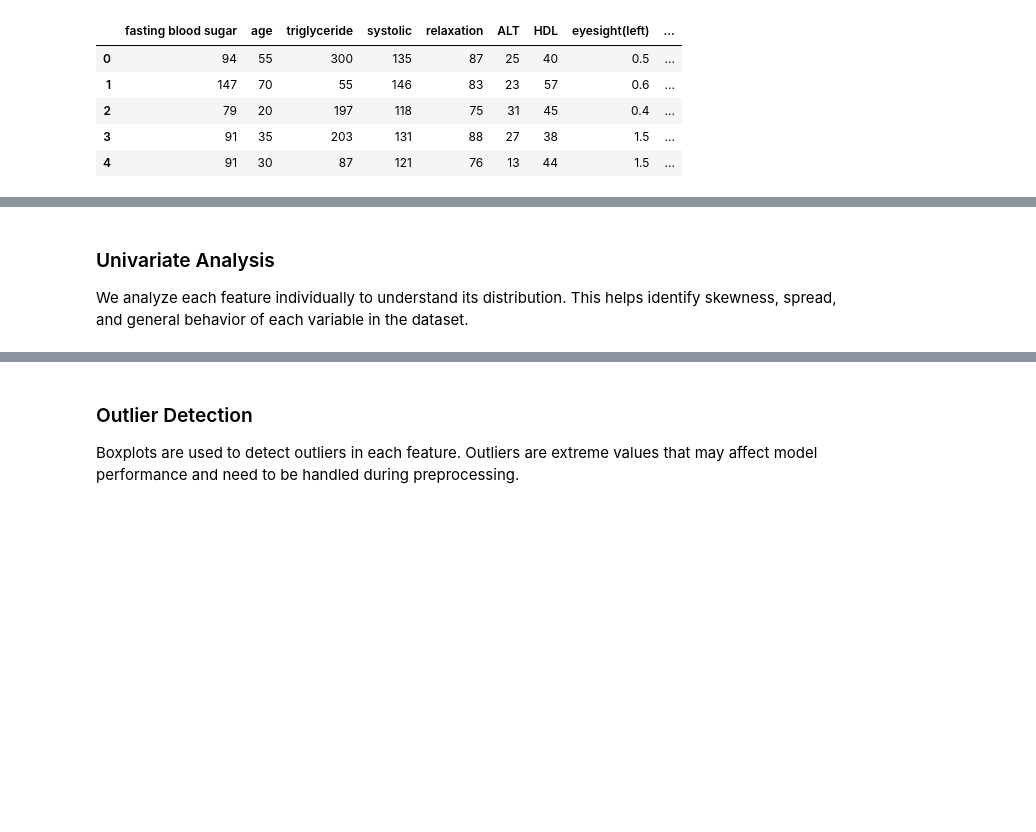
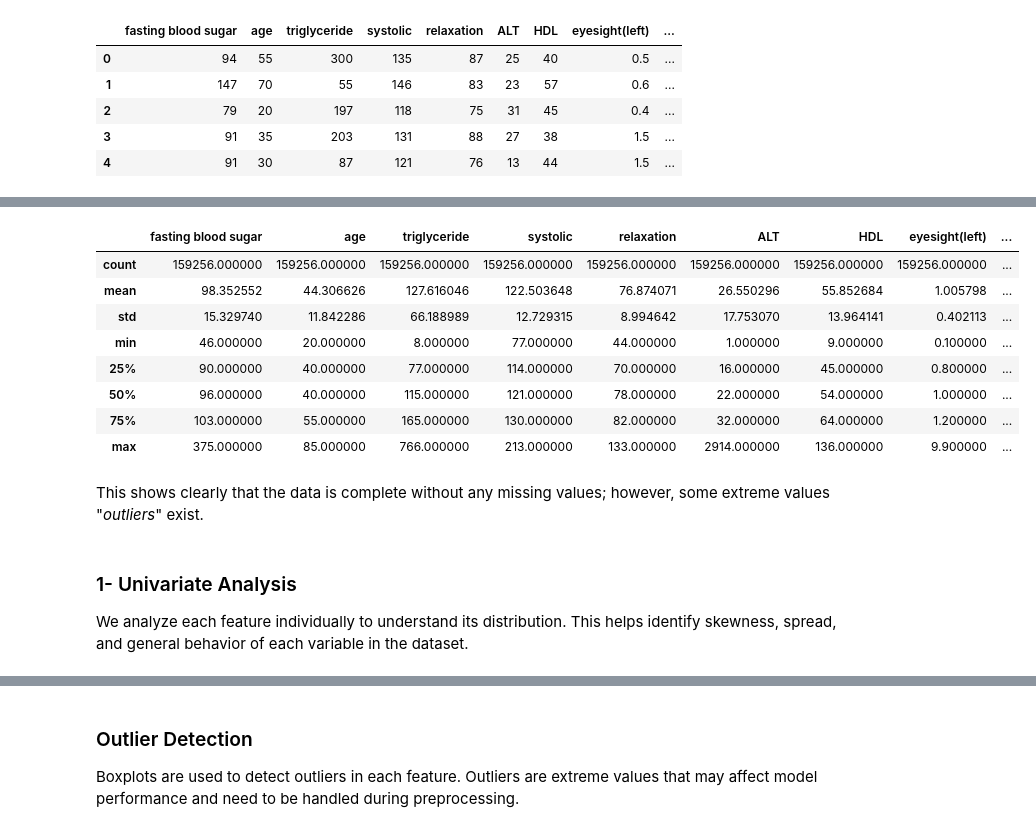
Before and after one commit to salmaa203/smoking-prediction-ml, a Jupyter notebook: Exploratory.ipynb, the cells around one changed output, grey strips where cells are left out. Cells and saved outputs as stored; diff of their text form; code cells hidden in the pictures; blank space fills up the shorter version.

```diff
--- a/Exploratory.ipynb
+++ b/Exploratory.ipynb
@@ -23,5 +53,19 @@ df.head()
+# %%
+df.describe()
+# %% [output]
+|  | fasting blood sugar | age | triglyceride | systolic | relaxation | ALT | HDL | eyesight(left) | ... |
+| count | 159256.000000 | 159256.000000 | 159256.000000 | 159256.000000 | 159256.000000 | 159256.000000 | 159256.000000 | 159256.000000 | ... |
+| mean | 98.352552 | 44.306626 | 127.616046 | 122.503648 | 76.874071 | 26.550296 | 55.852684 | 1.005798 | ... |
+| std | 15.329740 | 11.842286 | 66.188989 | 12.729315 | 8.994642 | 17.753070 | 13.964141 | 0.402113 | ... |
+| min | 46.000000 | 20.000000 | 8.000000 | 77.000000 | 44.000000 | 1.000000 | 9.000000 | 0.100000 | ... |
+| 25% | 90.000000 | 40.000000 | 77.000000 | 114.000000 | 70.000000 | 16.000000 | 45.000000 | 0.800000 | ... |
+| 50% | 96.000000 | 40.000000 | 115.000000 | 121.000000 | 78.000000 | 22.000000 | 54.000000 | 1.000000 | ... |
+| 75% | 103.000000 | 55.000000 | 165.000000 | 130.000000 | 82.000000 | 32.000000 | 64.000000 | 1.200000 | ... |
+| max | 375.000000 | 85.000000 | 766.000000 | 213.000000 | 133.000000 | 2914.000000 | 136.000000 | 9.900000 | ... |
+# %% [markdown]
+This shows clearly that the data is complete without any missing values; however, some extreme values "*outliers*" exist.
 # %% [markdown]
-### Univariate Analysis
+### 1- Univariate Analysis
 We analyze each feature individually to understand its distribution.
 This helps identify skewness, spread, and general behavior of each variable in the dataset.
 # %%
```
Also changed, not shown: parts of 9 cells of this notebook, 2 other files.
